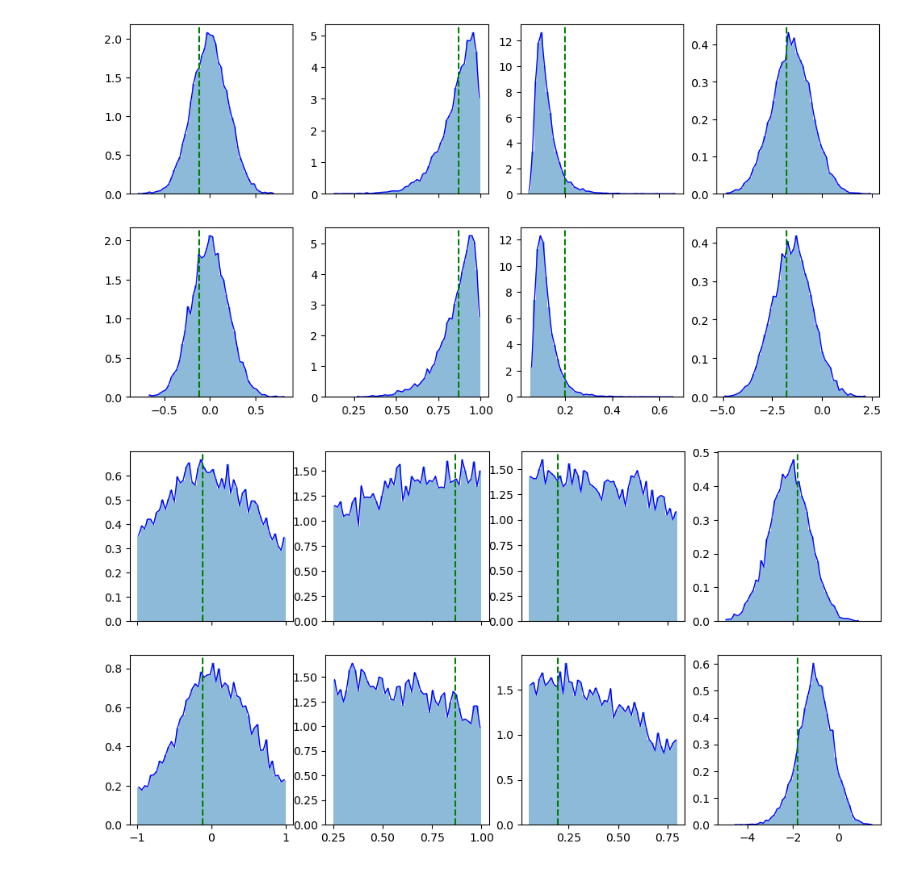
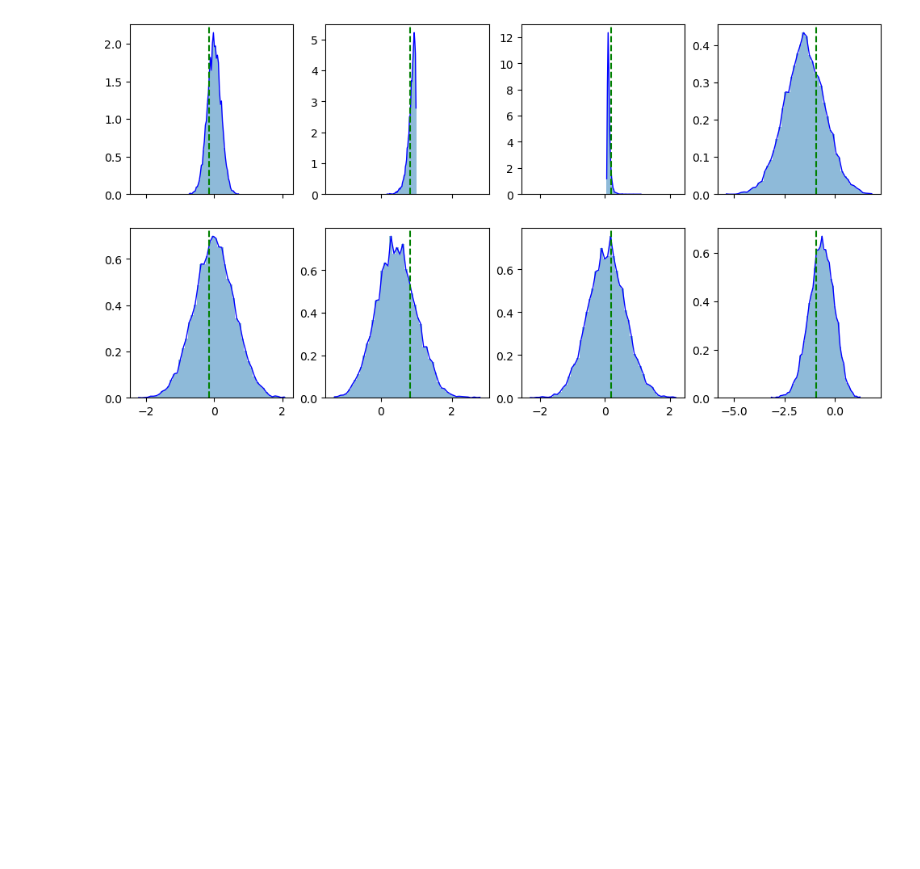
Before and after one commit to nidropakshin2/Sequential-FMPE, a Jupyter notebook: code/notebooks/stochvol.ipynb, the cells around one changed output. Cells and saved outputs as stored; diff of their text form; code cells hidden in the pictures; blank space fills up the shorter version.

```diff
--- a/code/notebooks/stochvol.ipynb
+++ b/code/notebooks/stochvol.ipynb
@@ -8,9 +42,9 @@ import matplotlib.pyplot as plt
 from sfmpe.tasks.StochVol import StochVolTask
 
 
-config_path = './configs/sv_config.yaml'
-with open(config_path) as f:
-    config = yaml.safe_load(f)
+# config_path = './configs/sv_config.yaml'
+# with open(config_path) as f:
+#     config = yaml.safe_load(f)
 device = 'cpu'
 task = StochVolTask(config, device)
 logger = task.logger
@@ -66,7 +102,7 @@ params.method_params = {"scale": 0.6}
 datetime = time.strftime("%Y-%m-%d_%H_%M_%S")
 path = f"./models/SV_{datetime}.pth.tar.gz"
 
-num_rounds = 10
+num_rounds = 1
 sims_per_round = 10000
 epochs = 2000
 show_every = 500
@@ -108,7 +144,7 @@ y = 2
 rounds = range(num_rounds)
 # rounds = [0, num_rounds-1]
 
-_, ax = plt.subplots(len(rounds), 1, sharex=True, figsize=(3, 3 * len(rounds)))
+_, ax = plt.subplots(max(len(rounds), 2), 1, sharex=True, figsize=(3, 3 * len(rounds)))
 
 for r, i in zip(rounds, range(len(rounds))):
     theta, _ = sim_store.theta[r], sim_store.x[r]
@@ -151,11 +178,11 @@ def dist_comparison(dist1, dist2, true_param=None):
             if true_param is not None:
                 ax[i][j].axvline(x=true_param[:, j], linestyle='--', color='green')
 
-dist_comparison(task.prior.sample((10000, 1)), sim_store.theta[0], true_param=theta_0)
-dist_comparison(sim_store.theta[1], sim_store.theta[2], true_param=theta_0)
-dist_comparison(sim_store.theta[3], sim_store.theta[4], true_param=theta_0)
-dist_comparison(sim_store.theta[5], sim_store.theta[6], true_param=theta_0)
-dist_comparison(sim_store.theta[7], sim_store.theta[8], true_param=theta_0)
-dist_comparison(sim_store.theta[9], posterior.sample((10000,)), true_param=theta_0)
-# dist_comparison(task.prior.sample((10000, 1)), posterior.sample((10000,)), true_param=theta_0)
+# dist_comparison(task.prior.sample((10000, 1)), sim_store.theta[0], true_param=theta_0)
+# dist_comparison(sim_store.theta[1], sim_store.theta[2], true_param=theta_0)
+# dist_comparison(sim_store.theta[3], sim_store.theta[4], true_param=theta_0)
+# dist_comparison(sim_store.theta[5], sim_store.theta[6], true_param=theta_0)
+# dist_comparison(sim_store.theta[7], sim_store.theta[8], true_param=theta_0)
+# dist_comparison(sim_store.theta[9], posterior.sample((10000,)), true_param=theta_0)
+dist_comparison(task.prior.sample((10000, 1)), posterior.sample((10000,)), true_param=theta_0)
 # %% [output]
@@ -163,2 +190 @@ dist_comparison(sim_store.theta[9], posterior.sample((10000,)), true_param=theta
-[figure, old version]
+[figure, new version]
-[figure, removed]
```
Also changed, not shown: parts of 10 cells of this notebook, 1 other file.
